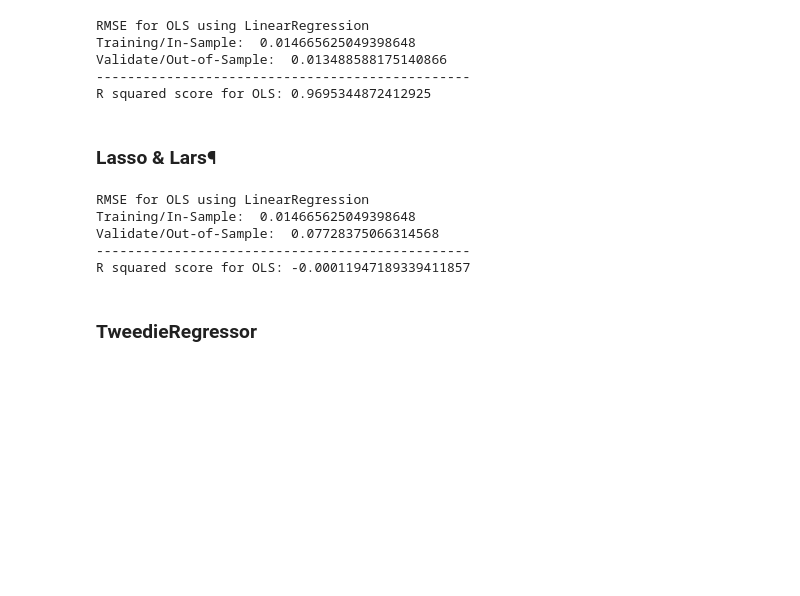
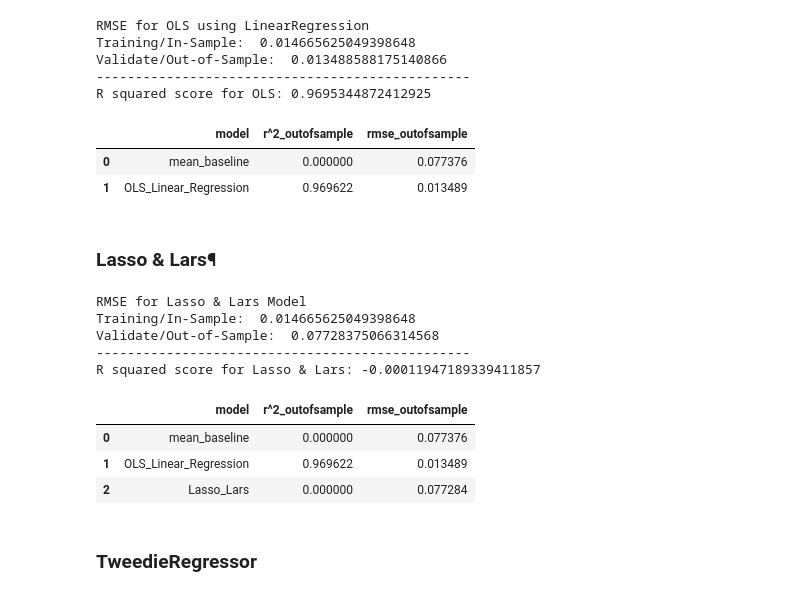
Before and after one commit to ForrestMccrosky/CSGO_player_KD, a Jupyter notebook: Rough_Draft.ipynb, the cells around one changed output. Cells and saved outputs as stored; diff of their text form; code cells hidden in the pictures; blank space fills up the shorter version.

```diff
--- a/Rough_Draft.ipynb
+++ b/Rough_Draft.ipynb
@@ -347,3 +354,6 @@ Train/In-Sample:  0.0748
 Validate/Out-of-Sample:  0.0774
 -----------------------------
 The R squared score for the baseline is -0.00011947189339411857
+# %%
+# create df to hold metrics
+metrics_df = pd.DataFrame()
@@ -383,3 +404,9 @@ R squared score for OLS: 0.9695344872412925
+# %%
+metrics_df ## previewing metric df
+# %% [output]
+|  | model | r^2_outofsample | rmse_outofsample |
+| 0 | mean_baseline | 0.000000 | 0.077376 |
+| 1 | OLS_Linear_Regression | 0.969622 | 0.013489 |
 # %% [markdown]
 ### Lasso & Lars¶
 # %%
@@ -403,13 +430,13 @@ y_validate['rating_pred_lars'] = lars.predict(X_validate)
 rmse_validate = mean_squared_error(y_validate.rating,
                                 y_validate.rating_pred_lars) **(1/2)
 
-print("RMSE for OLS using LinearRegression\nTraining/In-Sample: ",rmse_train,
+print("RMSE for Lasso & Lars Model\nTraining/In-Sample: ",rmse_train,
       "\nValidate/Out-of-Sample: ", rmse_validate)
 print('------------------------------------------------')
-print(f'R squared score for OLS: {r2_score(y_validate.rating, y_validate.rating_pred_lars)}')
+print(f'R squared score for Lasso & Lars: {r2_score(y_validate.rating, y_validate.rating_pred_lars)}')
 # %% [output]
-RMSE for OLS using LinearRegression
+RMSE for Lasso & Lars Model
 Training/In-Sample:  0.014665625049398648
 Validate/Out-of-Sample:  0.07728375066314568
 ------------------------------------------------
-R squared score for OLS: -0.00011947189339411857
+R squared score for Lasso & Lars: -0.00011947189339411857
@@ -416,3 +446,11 @@ R squared score for OLS: -0.00011947189339411857
+# %%
+## previewing our scores
+metrics_df
+# %% [output]
+|  | model | r^2_outofsample | rmse_outofsample |
+| 0 | mean_baseline | 0.000000 | 0.077376 |
+| 1 | OLS_Linear_Regression | 0.969622 | 0.013489 |
+| 2 | Lasso_Lars | 0.000000 | 0.077284 |
 # %% [markdown]
 ### TweedieRegressor
 # %%
```
Also changed, not shown: parts of 15 cells of this notebook.
